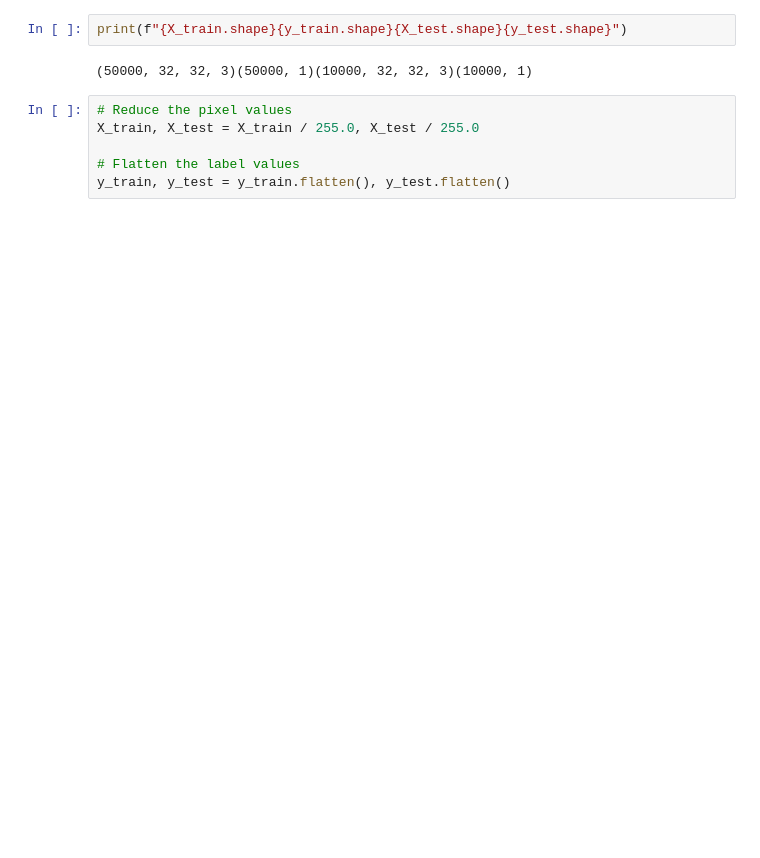
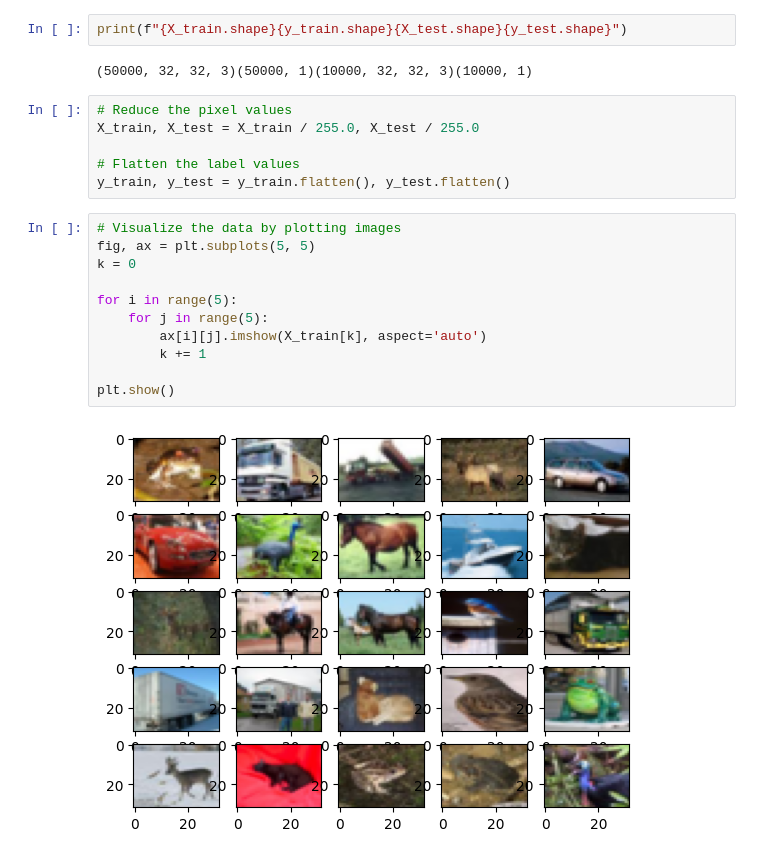
Before and after one commit to frymanation/cifar-10_image_classify, a Jupyter notebook: Image Classify.ipynb, the cells around one changed output. Cells and saved outputs as stored; diff of their text form; blank space fills up the shorter version.

```diff
--- a/Image Classify.ipynb
+++ b/Image Classify.ipynb
@@ -30,3 +27,16 @@ X_train, X_test = X_train / 255.0, X_test / 255.0
 
 # Flatten the label values
 y_train, y_test = y_train.flatten(), y_test.flatten()
+# %%
+# Visualize the data by plotting images
+fig, ax = plt.subplots(5, 5)
+k = 0
+
+for i in range(5):
+    for j in range(5):
+        ax[i][j].imshow(X_train[k], aspect='auto')
+        k += 1
+
+plt.show()
+# %% [output]
+[figure, added]
```
Also changed, not shown: parts of 3 cells of this notebook.
